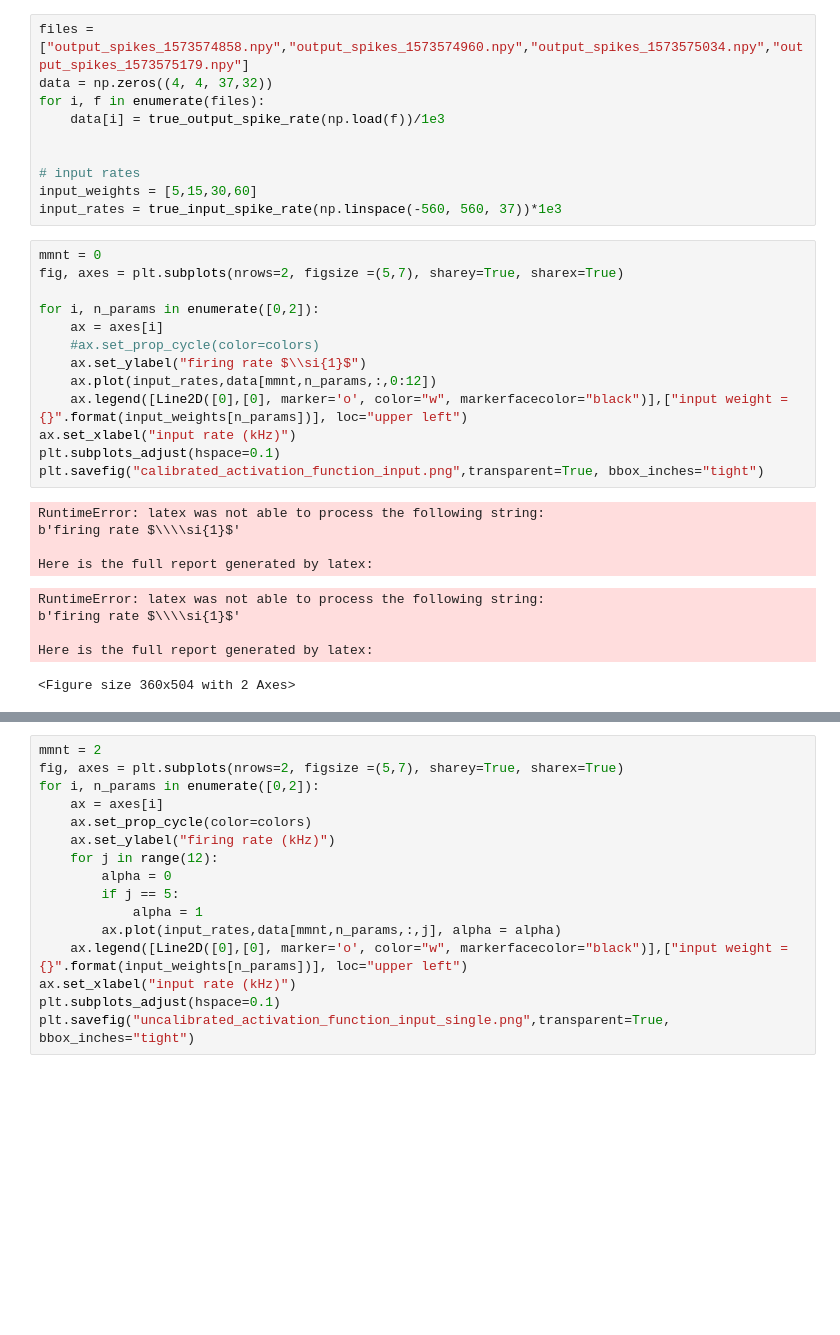
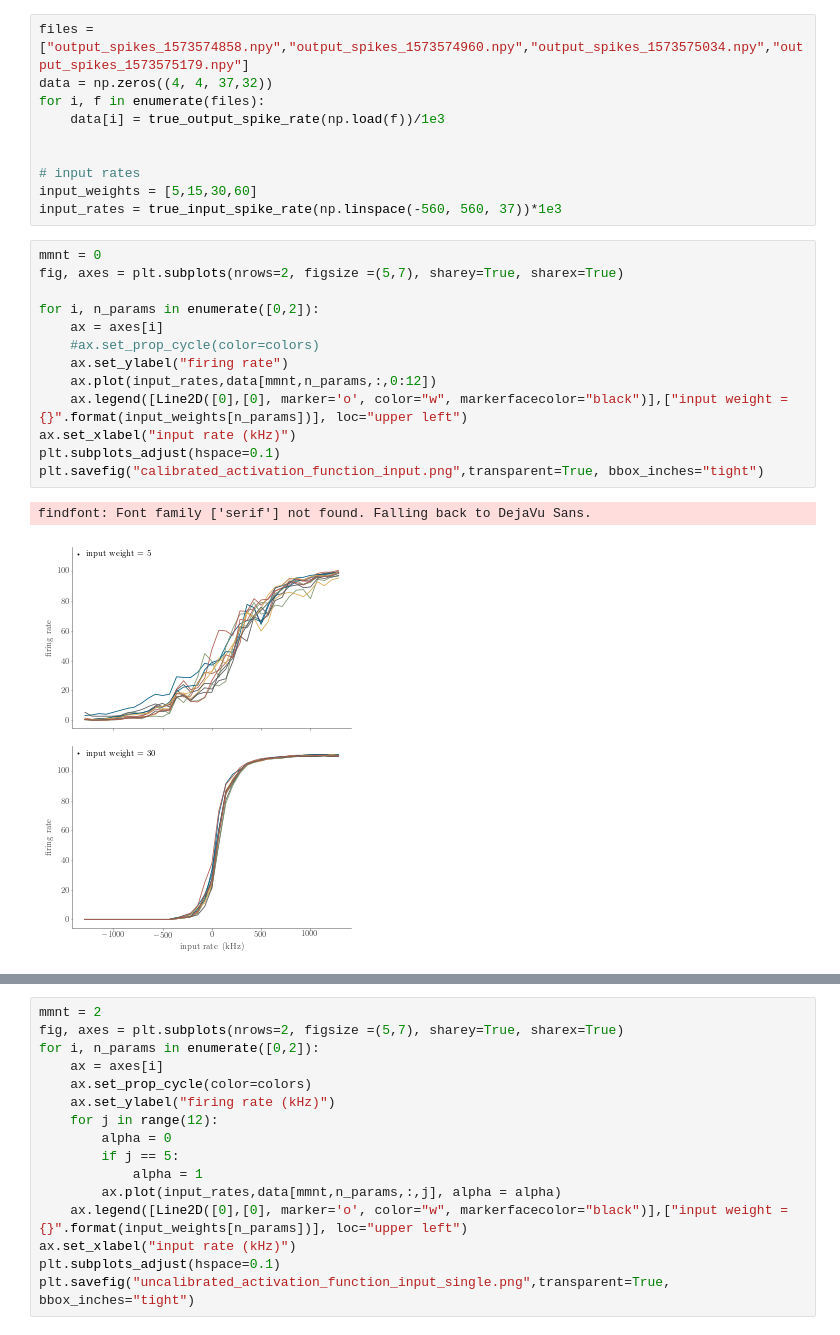
Before and after one commit to simeka/masterthesis, a Jupyter notebook: figures/Activation Function Stuff.ipynb, the cells around one changed output, grey strips where cells are left out. Drawn from its saved outputs; the diff is of its cells as text; blank space fills up the shorter version.

```diff
--- a/figures/Activation Function Stuff.ipynb
+++ b/figures/Activation Function Stuff.ipynb
@@ -64,26 +64,19 @@ input_rates = true_input_spike_rate(np.linspace(-560, 560, 37))*1e3
 # %%
 mmnt = 0
 fig, axes = plt.subplots(nrows=2, figsize =(5,7), sharey=True, sharex=True)
 
 for i, n_params in enumerate([0,2]):
     ax = axes[i]
     #ax.set_prop_cycle(color=colors)
-    ax.set_ylabel("firing rate $\\si{1}$")
+    ax.set_ylabel("firing rate")
     ax.plot(input_rates,data[mmnt,n_params,:,0:12])
     ax.legend([Line2D([0],[0], marker='o', color="w", markerfacecolor="black")],["input weight = {}".format(input_weights[n_params])], loc="upper left")
 ax.set_xlabel("input rate (kHz)")
 plt.subplots_adjust(hspace=0.1)
 plt.savefig("calibrated_activation_function_input.png",transparent=True, bbox_inches="tight")
 # %% [output]
-RuntimeError: latex was not able to process the following string:
-b'firing rate $\\\\si{1}$'
-
-Here is the full report generated by latex:
+findfont: Font family ['serif'] not found. Falling back to DejaVu Sans.
-RuntimeError: latex was not able to process the following string:
-b'firing rate $\\\\si{1}$'
-
-Here is the full report generated by latex:
-<Figure size 360x504 with 2 Axes>
+[figure, added]
 # %%
 mmnt = 2
 fig, axes = plt.subplots(nrows=2, figsize =(5,7), sharey=True, sharex=True)
```
Also changed, not shown: parts of 1 cell of this notebook, 15 other files.
